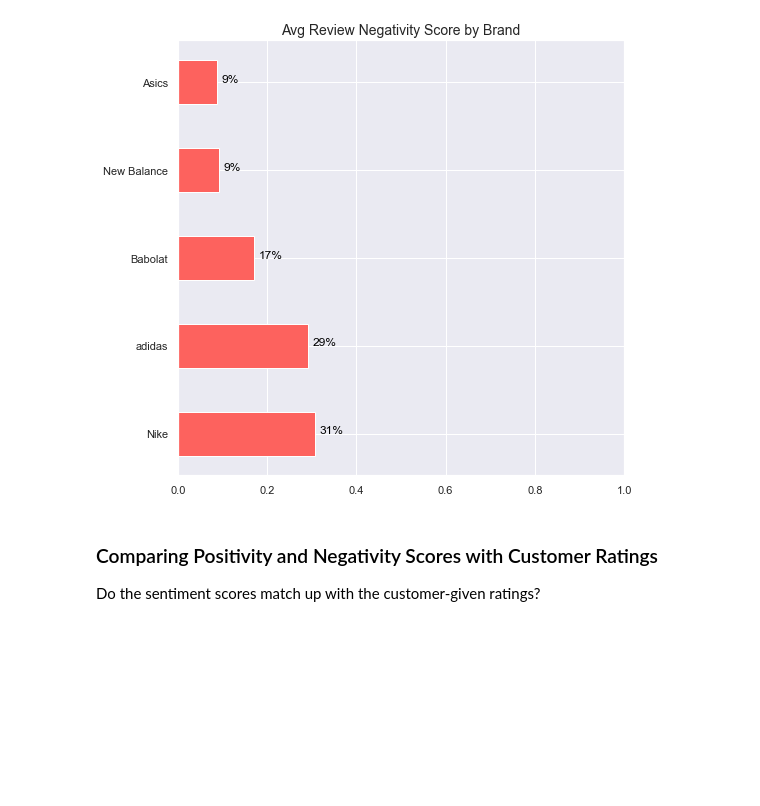
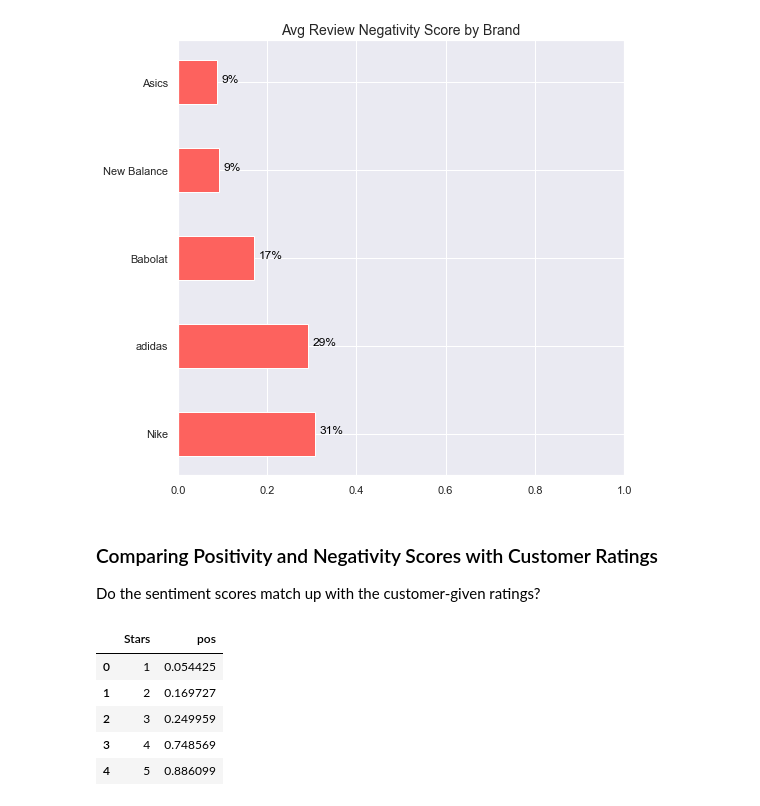
Before and after one commit to rahprabhu/Tennis_Shoe_Senitment_Analysis, a Jupyter notebook: Tennis Shoes - EDA and NLP.ipynb, the cells around one changed output. Saved outputs shown, nothing was run; the diff lists cells and outputs as text; code cells hidden in the pictures; blank space fills up the shorter version.

```diff
--- a/Tennis Shoes - EDA and NLP.ipynb
+++ b/Tennis Shoes - EDA and NLP.ipynb
@@ -617,5 +617,14 @@ plt.show()
 # %% [markdown]
 ### Comparing Positivity and Negativity Scores with Customer Ratings
 Do the sentiment scores match up with the customer-given ratings?
+# %%
+stars_pos = pd.DataFrame(results_df.groupby('Stars')['pos'].mean().reset_index())
+# %% [output]
+|  | Stars | pos |
+| 0 | 1 | 0.054425 |
+| 1 | 2 | 0.169727 |
+| 2 | 3 | 0.249959 |
+| 3 | 4 | 0.748569 |
+| 4 | 5 | 0.886099 |
 # %%
 fig = plt.figure(figsize=(6,6))
```
Also changed, not shown: parts of 4 cells of this notebook.
